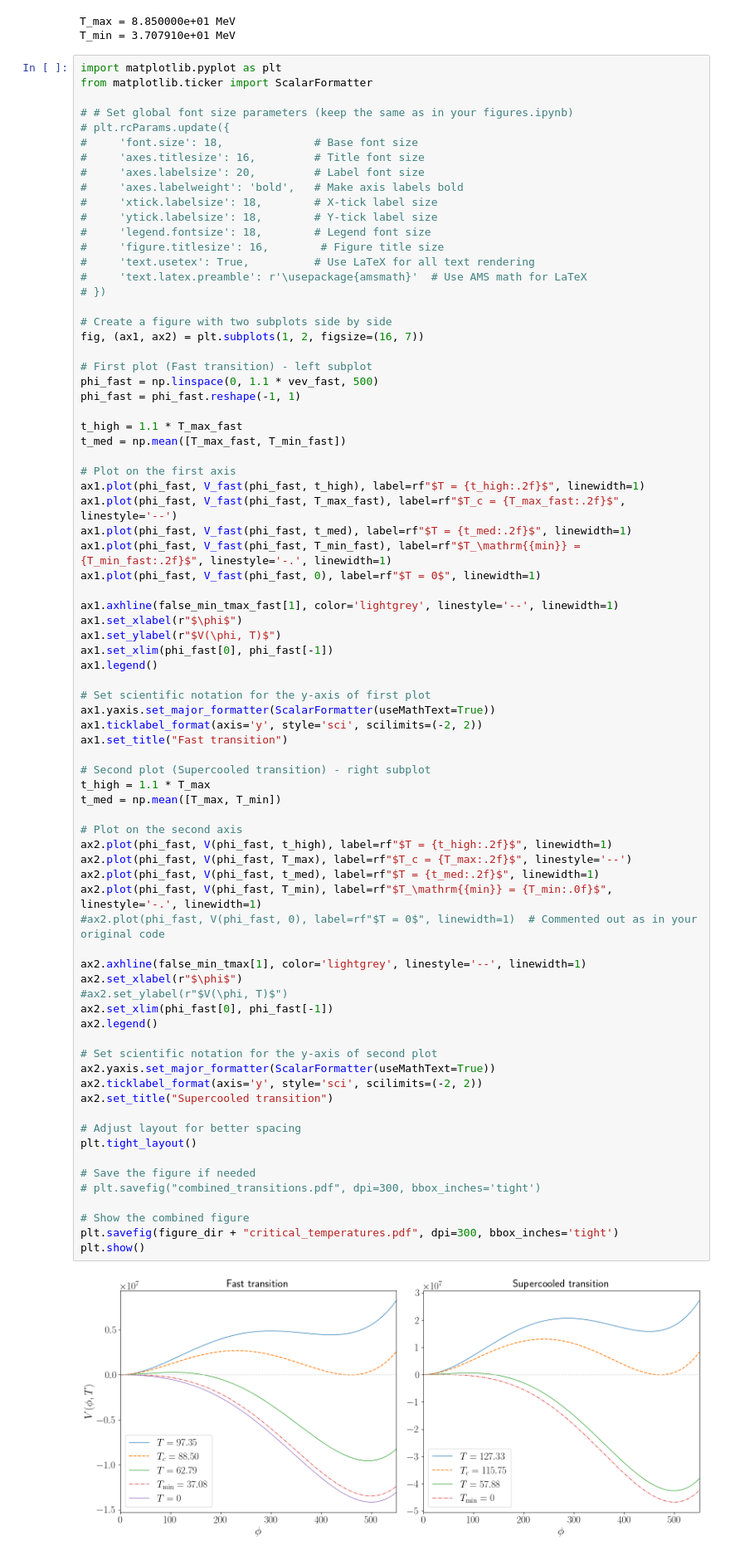
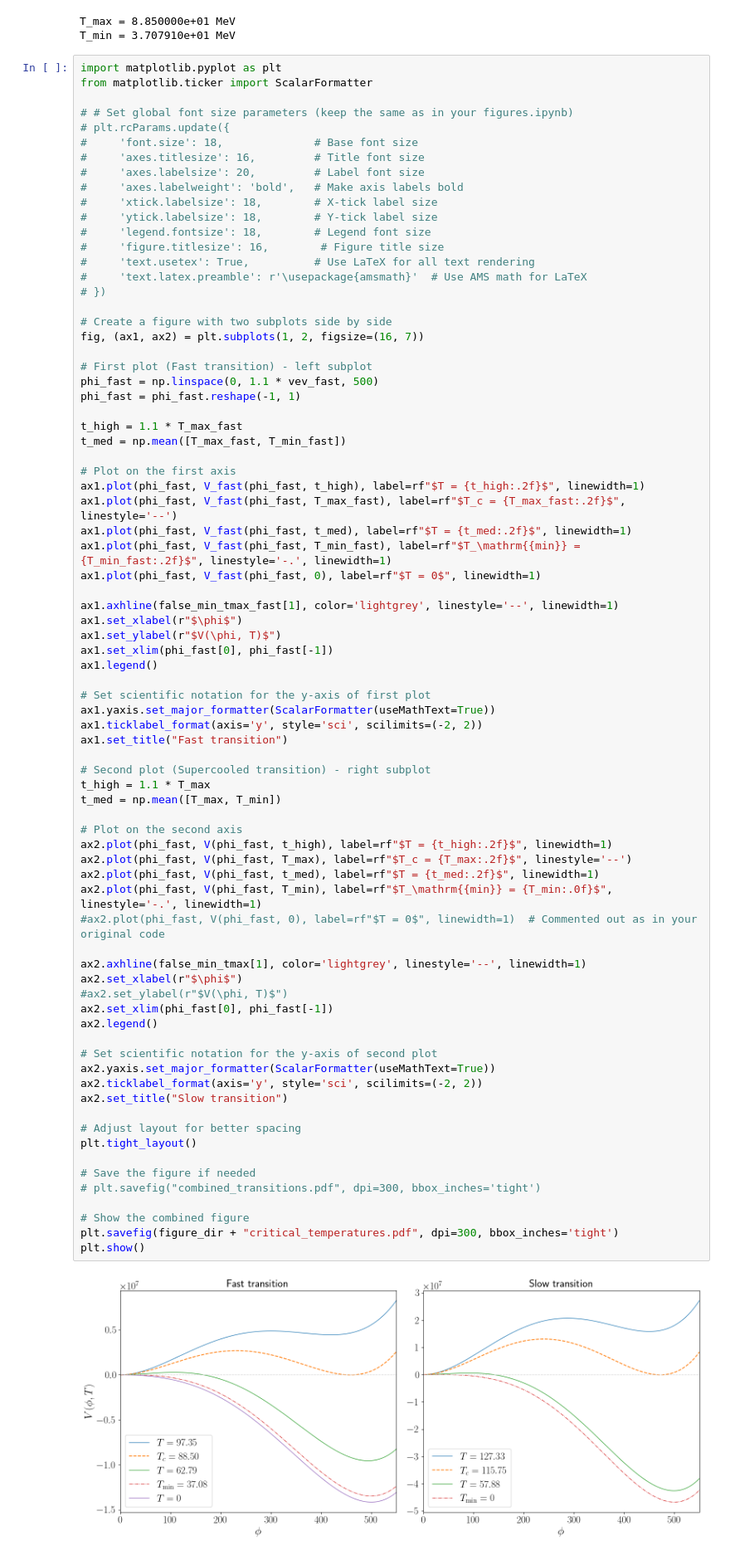
Before and after one commit to casheh-UNL/ELENA, a Jupyter notebook: examples/figures.ipynb, the cells around one changed output. Shown at 83% size. Saved outputs shown, nothing was run; the diff lists cells and outputs as text.

```diff
--- a/examples/figures.ipynb
+++ b/examples/figures.ipynb
@@ -450,32 +451,32 @@ ax1.set_title("Fast transition")
 t_high = 1.1 * T_max
 t_med = np.mean([T_max, T_min])
 
 # Plot on the second axis
 ax2.plot(phi_fast, V(phi_fast, t_high), label=rf"$T = {t_high:.2f}$", linewidth=1)
 ax2.plot(phi_fast, V(phi_fast, T_max), label=rf"$T_c = {T_max:.2f}$", linestyle='--')
 ax2.plot(phi_fast, V(phi_fast, t_med), label=rf"$T = {t_med:.2f}$", linewidth=1)
 ax2.plot(phi_fast, V(phi_fast, T_min), label=rf"$T_\mathrm{{min}} = {T_min:.0f}$", linestyle='-.', linewidth=1)
 #ax2.plot(phi_fast, V(phi_fast, 0), label=rf"$T = 0$", linewidth=1)  # Commented out as in your original code
 
 ax2.axhline(false_min_tmax[1], color='lightgrey', linestyle='--', linewidth=1)
 ax2.set_xlabel(r"$\phi$")
 #ax2.set_ylabel(r"$V(\phi, T)$")
 ax2.set_xlim(phi_fast[0], phi_fast[-1])
 ax2.legend()
 
 # Set scientific notation for the y-axis of second plot
 ax2.yaxis.set_major_formatter(ScalarFormatter(useMathText=True))
 ax2.ticklabel_format(axis='y', style='sci', scilimits=(-2, 2))
-ax2.set_title("Supercooled transition")
+ax2.set_title("Slow transition")
 
 # Adjust layout for better spacing
 plt.tight_layout()
 
 # Save the figure if needed
 # plt.savefig("combined_transitions.pdf", dpi=300, bbox_inches='tight')
 
 # Show the combined figure
 plt.savefig(figure_dir + "critical_temperatures.pdf", dpi=300, bbox_inches='tight')
 plt.show()
 # %% [output]
-[figure, old version]
+[figure, new version]
```
Also changed, not shown: parts of 2 cells of this notebook, 48 other files.
